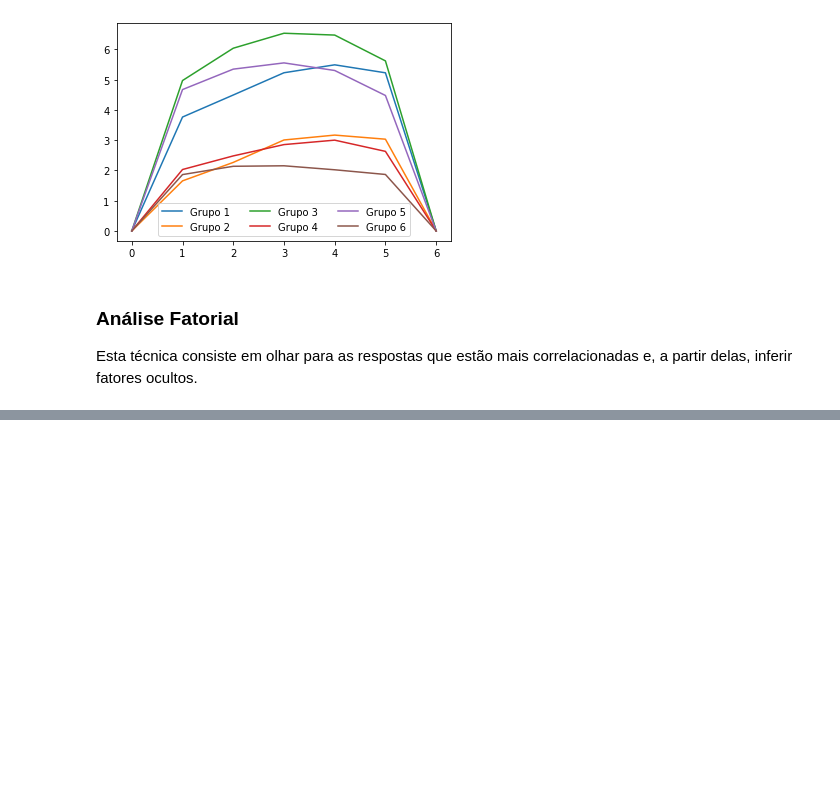
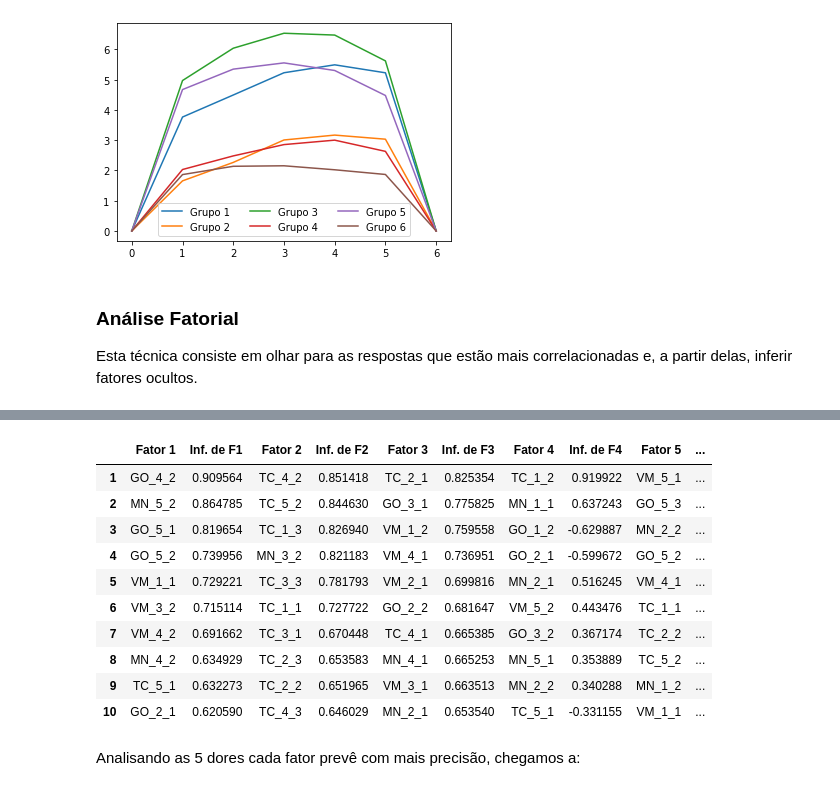
Before and after one commit to gustavomello9600/clusters, a Jupyter notebook: Dores das EJs.ipynb, the cells around one changed output, grey strips where cells are left out. Cells and saved outputs as stored; diff of their text form; code cells hidden in the pictures; blank space fills up the shorter version.

```diff
--- a/Dores das EJs.ipynb
+++ b/Dores das EJs.ipynb
@@ -549,0 +643,34 @@ print(entrada)
+# %%
+#Realiza a análise considerando 5 fatores ocultos
+fa = FactorAnalyzer(n_factors=5, rotation="varimax", method="ml").fit(dados)
+
+#Forma uma tabela com o peso que cada fator tem em cada uma das dores
+pesos = pd.DataFrame(fa.loadings_,
+                     index=entrada.columns,
+                     columns=["Fator {}".format(i) for i in range(1, 5 + 1)])
+
+n = número_de_linhas = 10
+ranking = pd.DataFrame()
+
+for fator in pesos.columns:
+    ordenação = np.array([abs(p) for p in pesos[fator]]).argsort()[::-1]
+    ranking[fator] = pesos.index[ordenação][:n]
+    ranking["Inf. de F{}".format(fator[-1])] = np.array(pesos[fator])[ordenação][:n]
+
+ranking.index = range(1, número_de_linhas + 1)
+
+ranking
+# %% [output]
+|  | Fator 1 | Inf. de F1 | Fator 2 | Inf. de F2 | Fator 3 | Inf. de F3 | Fator 4 | Inf. de F4 | Fator 5 | ... |
+| 1 | GO_4_2 | 0.909564 | TC_4_2 | 0.851418 | TC_2_1 | 0.825354 | TC_1_2 | 0.919922 | VM_5_1 | ... |
+| 2 | MN_5_2 | 0.864785 | TC_5_2 | 0.844630 | GO_3_1 | 0.775825 | MN_1_1 | 0.637243 | GO_5_3 | ... |
+| 3 | GO_5_1 | 0.819654 | TC_1_3 | 0.826940 | VM_1_2 | 0.759558 | GO_1_2 | -0.629887 | MN_2_2 | ... |
+| 4 | GO_5_2 | 0.739956 | MN_3_2 | 0.821183 | VM_4_1 | 0.736951 | GO_2_1 | -0.599672 | GO_5_2 | ... |
+| 5 | VM_1_1 | 0.729221 | TC_3_3 | 0.781793 | VM_2_1 | 0.699816 | MN_2_1 | 0.516245 | VM_4_1 | ... |
+| 6 | VM_3_2 | 0.715114 | TC_1_1 | 0.727722 | GO_2_2 | 0.681647 | VM_5_2 | 0.443476 | TC_1_1 | ... |
+| 7 | VM_4_2 | 0.691662 | TC_3_1 | 0.670448 | TC_4_1 | 0.665385 | GO_3_2 | 0.367174 | TC_2_2 | ... |
+| 8 | MN_4_2 | 0.634929 | TC_2_3 | 0.653583 | MN_4_1 | 0.665253 | MN_5_1 | 0.353889 | TC_5_2 | ... |
+| 9 | TC_5_1 | 0.632273 | TC_2_2 | 0.651965 | VM_3_1 | 0.663513 | MN_2_2 | 0.340288 | MN_1_2 | ... |
+| 10 | GO_2_1 | 0.620590 | TC_4_3 | 0.646029 | MN_2_1 | 0.653540 | TC_5_1 | -0.331155 | VM_1_1 | ... |
+# %% [markdown]
+Analisando as 5 dores cada fator prevê com mais precisão, chegamos a:
```
Also changed, not shown: parts of 18 cells of this notebook, 1 other file.
